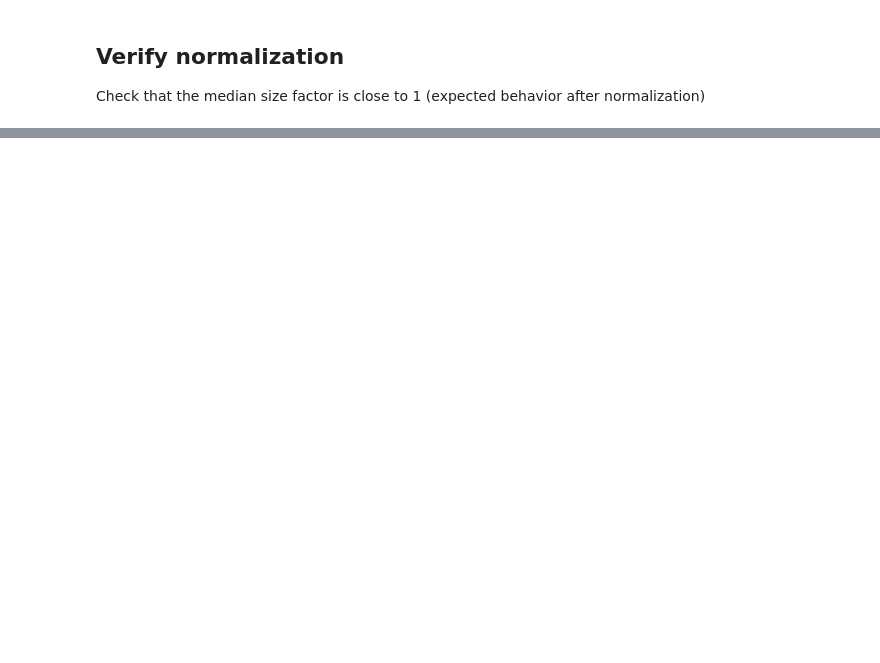
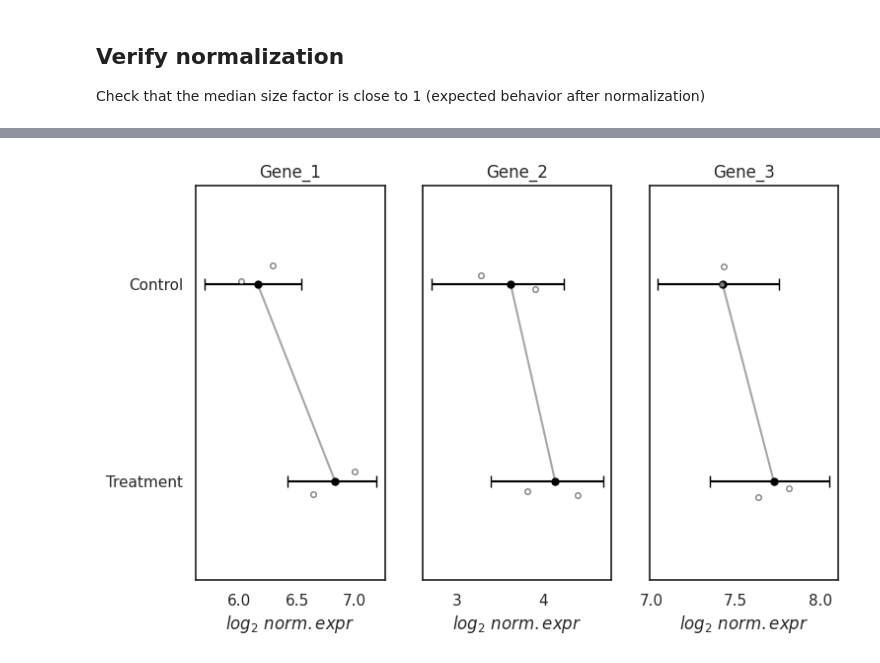
Before and after one commit to zavolanlab/zavolab_pyutils, a Jupyter notebook: test_module.ipynb, the cells around one changed output, grey strips where cells are left out. Cells and saved outputs as stored; diff of their text form; code cells hidden in the pictures; blank space fills up the shorter version.

```diff
--- a/test_module.ipynb
+++ b/test_module.ipynb
@@ -130,0 +193,16 @@ plot_size_factors(sfs_df,outdir='./tests/plots/')
+# %%
+# Select specific genes of interest to visualize their differential expression
+selected_genes = ["Gene_1", "Gene_2", "Gene_3"]
+
+# Plot log2 expression with exact Negative Binomial confidence intervals
+plot_gene_expression_with_ci(
+    norm_counts_df,
+    metadata_df,
+    selected_genes,
+    regr_model_df,
+    savefig_path='./tests/plots/gene_expression_ci.png',
+    sample_col='sample',
+    cond_col='condition'
+)
+# %% [output]
+[figure, added]
```
Also changed, not shown: parts of 11 cells of this notebook, 8 other files.
